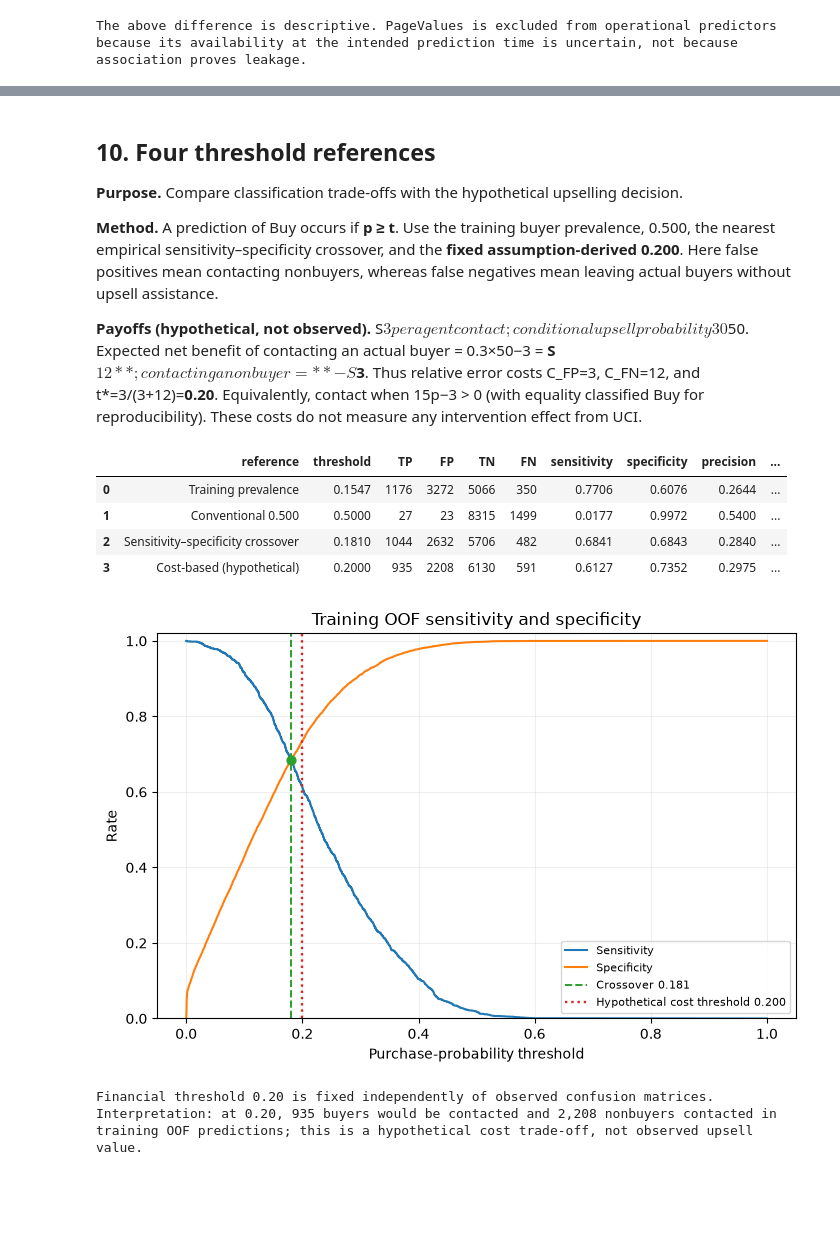
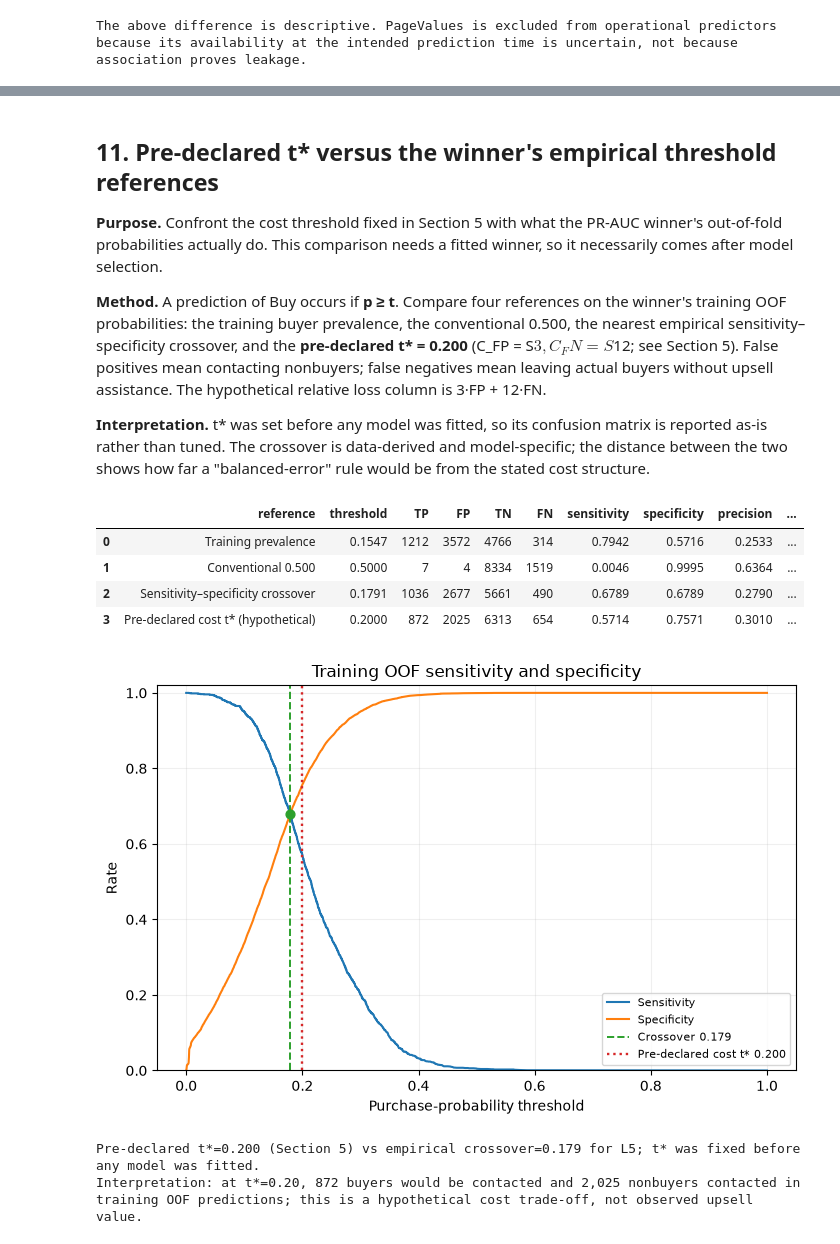
Before and after one commit to chloeng1904-svg/Statistical-Learning, a Jupyter notebook: online_shoppers_analysis.ipynb, the cells around one changed output, grey strips where cells are left out. Drawn from its saved outputs; the diff is of its cells as text; code cells hidden in the pictures; blank space fills up the shorter version.

```diff
--- a/online_shoppers_analysis.ipynb
+++ b/online_shoppers_analysis.ipynb
@@ -1652,22 +1735,24 @@ for family,criterion in TREE_FAMILIES.items():
             aucs.append(auc); aps.append(ap)
             TREE_FOLD_ROWS.append({'family':family,'ccp_alpha':alpha,'fold':fold,
                 'roc_auc':auc,'average_precision':ap})
-        scores=np.asarray(aucs)
+        scores=np.asarray(aucs); ap_scores=np.asarray(aps)
         candidates.append({'family':family,'criterion':criterion,'ccp_alpha':alpha,
+            'mean_ap':float(ap_scores.mean()),'ap_sd':float(ap_scores.std(ddof=1)),
+            'ap_se':float(ap_scores.std(ddof=1)/np.sqrt(K)),
             'mean_auc':float(scores.mean()),'auc_sd':float(scores.std(ddof=1)),
             'auc_se':float(scores.std(ddof=1)/np.sqrt(K)),
-            'mean_ap':float(np.mean(aps)),'leaves':int(trained.get_n_leaves()),
+            'leaves':int(trained.get_n_leaves()),
             'depth':int(trained.get_depth())})
     # Exact-score tie at the top: smaller alpha, determined before viewing outcomes.
-    best=sorted(candidates,key=lambda r:(-r['mean_auc'],r['ccp_alpha']))[0]
-    cutoff=best['mean_auc']-best['auc_se']
-    eligible=[r for r in candidates if r['mean_auc']>=cutoff-1e-14]
-    # First simplest (fewest leaves), then higher AUC; exact tie: lower alpha.
-    chosen=sorted(eligible,key=lambda r:(r['leaves'],-r['mean_auc'],r['ccp_alpha']))[0]
+    best=sorted(candidates,key=lambda r:(-r['mean_ap'],r['ccp_alpha']))[0]
+    cutoff=best['mean_ap']-best['ap_se']
+    eligible=[r for r in candidates if r['mean_ap']>=cutoff-1e-14]
+    # First simplest (fewest leaves), then higher AP; exact tie: lower alpha.
+    chosen=sorted(eligible,key=lambda r:(r['leaves'],-r['mean_ap'],r['ccp_alpha']))[0]
     exact_ties=[r for r in eligible
-        if r['leaves']==chosen['leaves'] and r['mean_auc']==chosen['mean_auc']]
+        if r['leaves']==chosen['leaves'] and r['mean_ap']==chosen['mean_ap']]
     for row in candidates:
-        row.update(best_mean_auc=best['mean_auc'],best_auc_se=best['auc_se'],
+        row.update(best_mean_ap=best['mean_ap'],best_ap_se=best['ap_se'],
             one_se_cutoff=cutoff,eligible=row in eligible,
             selected=row is chosen,exact_tie_count=len(exact_ties) if row is chosen else 0)
         TREE_PATH_ROWS.append(row)
@@ -1687,23 +1772,25 @@ for family,criterion in TREE_FAMILIES.items():
     TREE_SELECTED[family]={'criterion':criterion,'ccp_alpha':chosen['ccp_alpha'],
          'depth':chosen['depth'],'leaves':chosen['leaves'],
          'mean_auc':chosen['mean_auc'],'mean_ap':chosen['mean_ap'],
-         'best_mean_auc':best['mean_auc'],'best_auc_se':best['auc_se'],
+         'best_mean_ap':best['mean_ap'],'best_ap_se':best['ap_se'],
          'one_se_cutoff':cutoff,'eligible_candidates':len(eligible),
          'total_candidates':len(candidates),'exact_tie_count':len(exact_ties)}
     baseline=RESULTS[f'Operational16 | {family}']
     assert np.isclose(baseline['mean_fold_auc'],candidates[0]['mean_auc'],atol=1e-12,rtol=0)
+    assert np.isclose(baseline['mean_fold_ap'],candidates[0]['mean_ap'],atol=1e-12,rtol=0)
     TREE_BASELINE_COMPARISON.append({'family':family,'criterion':criterion,
          'baseline_alpha':0.,'selected_alpha':chosen['ccp_alpha'],
          'baseline_leaves':int(full_clf.get_n_leaves()),'selected_leaves':chosen['leaves'],
          'baseline_depth':int(full_clf.get_depth()),'selected_depth':chosen['depth'],
          'baseline_mean_auc':baseline['mean_fold_auc'],'selected_mean_auc':chosen['mean_auc'],
          'baseline_mean_ap':baseline['mean_fold_ap'],'selected_mean_ap':chosen['mean_ap'],
+         'ap_change':chosen['mean_ap']-baseline['mean_fold_ap'],
          'auc_change':chosen['mean_auc']-baseline['mean_fold_auc'],
          'one_se_cutoff':cutoff})
-    print(f'{family}: {len(candidates)} alphas; best CV AUC {best["mean_auc"]:.5f}; '
+    print(f'{family}: {len(candidates)} alphas; best CV AP {best["mean_ap"]:.5f}; '
           f'1-SE cutoff {cutoff:.5f}; selected alpha={chosen["ccp_alpha"]:.9g}, '
           f'{chosen["leaves"]} leaves, depth {chosen["depth"]}, '
-          f'CV AUC {chosen["mean_auc"]:.5f}, AP {chosen["mean_ap"]:.5f}; '
+          f'CV AP {chosen["mean_ap"]:.5f}, ROC-AUC {chosen["mean_auc"]:.5f}; '
           f'exact alpha tie count={len(exact_ties)}')
 TREE_PATH=pd.DataFrame(TREE_PATH_ROWS)
 TREE_FOLDS=pd.DataFrame(TREE_FOLD_ROWS)
@@ -1714,11 +1801,11 @@ for family in TREE_FAMILIES:
     for status in ('Full','Pruned'):
         full=status=='Full'
         tree_summary.append({'Model':f'{family} — {status}',
+          'CV AP':r.baseline_mean_ap if full else r.selected_mean_ap,
           'CV ROC-AUC':r.baseline_mean_auc if full else r.selected_mean_auc,
-          'CV AP':r.baseline_mean_ap if full else r.selected_mean_ap,
           'Leaves':int(r.baseline_leaves if full else r.selected_leaves),
           'Depth':int(r.baseline_depth if full else r.selected_depth)})
 display(pd.DataFrame(tree_summary).round(5))
-print('Interpretation: the retained pruning candidates were determined by the 1-SE CV AUC rule and full-training leaf counts, not by the reserved test set.')
+print('Interpretation: the retained pruning candidates were determined by the 1-SE CV AP rule and full-training leaf counts, not by the reserved test set.')
 # %% [output]
 Pruning GiniTree
@@ -1899,52 +2028,52 @@ Interpretation: OOF observed purchase frequency should be compared to mean predi
 # %% [markdown]
-## 10. Four threshold references
-**Purpose.** Compare classification trade-offs with the hypothetical upselling decision.
+## 11. Pre-declared t\* versus the winner's empirical threshold references
+**Purpose.** Confront the cost threshold fixed in Section 5 with what the PR-AUC winner's out-of-fold probabilities actually do. This comparison needs a fitted winner, so it necessarily comes after model selection.
 
-**Method.** A prediction of Buy occurs if **p ≥ t**. Use the training buyer prevalence, 0.500, the nearest empirical sensitivity–specificity crossover, and the **fixed assumption-derived 0.200**. Here false positives mean contacting nonbuyers, whereas false negatives mean leaving actual buyers without upsell assistance.
+**Method.** A prediction of Buy occurs if **p ≥ t**. Compare four references on the winner's training OOF probabilities: the training buyer prevalence, the conventional 0.500, the nearest empirical sensitivity–specificity crossover, and the **pre-declared t\* = 0.200** (C_FP = S$3, C_FN = S$12; see Section 5). False positives mean contacting nonbuyers; false negatives mean leaving actual buyers without upsell assistance. The hypothetical relative loss column is 3·FP + 12·FN.
 
-**Payoffs (hypothetical, not observed).** S$3 per agent contact; conditional upsell probability 30% and incremental gross margin S$50. Expected net benefit of contacting an actual buyer = 0.3×50−3 = **S$12**; contacting a nonbuyer = **−S$3**. Thus relative error costs C_FP=3, C_FN=12, and t*=3/(3+12)=**0.20**. Equivalently, contact when 15p−3 > 0 (with equality classified Buy for reproducibility). These costs do not measure any intervention effect from UCI.
+**Interpretation.** t\* was set before any model was fitted, so its confusion matrix is reported as-is rather than tuned. The crossover is data-derived and model-specific; the distance between the two shows how far a "balanced-error" rule would be from the stated cost structure.
 # %%
 def threshold_measures(y_true,prob,threshold):
     true=np.asarray(y_true,dtype=int)
     pred=(np.asarray(prob,dtype=float)>=float(threshold)).astype(int)
     tn,fp,fn,tp=confusion_matrix(true,pred,labels=[0,1]).ravel()
     return {'threshold':float(threshold),'TP':int(tp),'FP':int(fp),'TN':int(tn),'FN':int(fn),
             'sensitivity':float(tp/(tp+fn)),'specificity':float(tn/(tn+fp)),
             'precision':float(tp/(tp+fp)) if tp+fp else np.nan,
-            'hypothetical_relative_loss_SGD':int(3*fp+12*fn)}
+            'hypothetical_relative_loss_SGD':float(C_FP*fp+C_FN*fn)}
 _,_,roc_candidates=roc_curve(ytr,WINNER_OOF,drop_intermediate=False)
 cutoffs=np.unique(np.r_[roc_candidates[np.isfinite(roc_candidates)&(roc_candidates>=0)&(roc_candidates<=1)],0.,1.])
 THRESHOLD_CURVE=pd.DataFrame([threshold_measures(ytr,WINNER_OOF,t) for t in cutoffs])
 THRESHOLD_CURVE['gap']=(THRESHOLD_CURVE.sensitivity-THRESHOLD_CURVE.specificity).abs()
 CROSSOVER=THRESHOLD_CURVE.sort_values(['gap','threshold'],kind='stable').iloc[0]
 CROSSOVER_THRESHOLD=float(CROSSOVER.threshold)
 THRESHOLD_REFS=[('Training prevalence',BASE_RATE),('Conventional 0.500',0.5),
                 ('Sensitivity–specificity crossover',CROSSOVER_THRESHOLD),
-                ('Cost-based (hypothetical)',0.2)]
+                ('Pre-declared cost t* (hypothetical)',T_STAR)]
 THRESHOLD_TABLE=pd.DataFrame([{'reference':label,**threshold_measures(ytr,WINNER_OOF,t)}
                               for label,t in THRESHOLD_REFS])
 assert len(THRESHOLD_TABLE)==4
 assert THRESHOLD_TABLE[['TP','FP','TN','FN']].sum(axis=1).eq(len(ytr)).all()
-assert np.isclose(THRESHOLD_TABLE.loc[3,'threshold'],0.2)
+assert np.isclose(THRESHOLD_TABLE.loc[3,'threshold'],T_STAR)
 display(THRESHOLD_TABLE.round(4))
 fig,ax=plt.subplots(figsize=(7.2,4.8))
 ax.plot(THRESHOLD_CURVE.threshold,THRESHOLD_CURVE.sensitivity,label='Sensitivity')
 ax.plot(THRESHOLD_CURVE.threshold,THRESHOLD_CURVE.specificity,label='Specificity')
 ax.axvline(CROSSOVER_THRESHOLD,ls='--',color='tab:green',lw=1.4,label=f'Crossover {CROSSOVER_THRESHOLD:.3f}')
-ax.axvline(0.2,ls=':',color='tab:red',lw=1.7,label='Hypothetical cost threshold 0.200')
+ax.axvline(T_STAR,ls=':',color='tab:red',lw=1.7,label=f'Pre-declared cost t* {T_STAR:.3f}')
 ax.scatter([CROSSOVER_THRESHOLD],[float(CROSSOVER.sensitivity)],color='tab:green',s=40,zorder=5)
 ax.set(xlabel='Purchase-probability threshold',ylabel='Rate',ylim=(0,1.02),
        title='Training OOF sensitivity and specificity')
 ax.grid(alpha=.2);ax.legend(fontsize=8);fig.tight_layout()
 display(fig);plt.close(fig)
-print('Financial threshold 0.20 is fixed independently of observed confusion matrices.')
-print(f'Interpretation: at 0.20, {int(THRESHOLD_TABLE.iloc[3].TP):,} buyers would be contacted and {int(THRESHOLD_TABLE.iloc[3].FP):,} nonbuyers contacted in training OOF predictions; this is a hypothetical cost trade-off, not observed upsell value.')
+print(f'Pre-declared t*={T_STAR:.3f} (Section 5) vs empirical crossover={CROSSOVER_THRESHOLD:.3f} for {WINNER_DISPLAY}; t* was fixed before any model was fitted.')
+print(f'Interpretation: at t*={T_STAR:.2f}, {int(THRESHOLD_TABLE.iloc[3].TP):,} buyers would be contacted and {int(THRESHOLD_TABLE.iloc[3].FP):,} nonbuyers contacted in training OOF predictions; this is a hypothetical cost trade-off, not observed upsell value.')
 # %% [output]
 |  | reference | threshold | TP | FP | TN | FN | sensitivity | specificity | precision | ... |
-| 0 | Training prevalence | 0.1547 | 1176 | 3272 | 5066 | 350 | 0.7706 | 0.6076 | 0.2644 | ... |
-| 1 | Conventional 0.500 | 0.5000 | 27 | 23 | 8315 | 1499 | 0.0177 | 0.9972 | 0.5400 | ... |
-| 2 | Sensitivity–specificity crossover | 0.1810 | 1044 | 2632 | 5706 | 482 | 0.6841 | 0.6843 | 0.2840 | ... |
-| 3 | Cost-based (hypothetical) | 0.2000 | 935 | 2208 | 6130 | 591 | 0.6127 | 0.7352 | 0.2975 | ... |
+| 0 | Training prevalence | 0.1547 | 1212 | 3572 | 4766 | 314 | 0.7942 | 0.5716 | 0.2533 | ... |
+| 1 | Conventional 0.500 | 0.5000 | 7 | 4 | 8334 | 1519 | 0.0046 | 0.9995 | 0.6364 | ... |
+| 2 | Sensitivity–specificity crossover | 0.1791 | 1036 | 2677 | 5661 | 490 | 0.6789 | 0.6789 | 0.2790 | ... |
+| 3 | Pre-declared cost t* (hypothetical) | 0.2000 | 872 | 2025 | 6313 | 654 | 0.5714 | 0.7571 | 0.3010 | ... |
-[figure, old version]
+[figure, new version]
-Financial threshold 0.20 is fixed independently of observed confusion matrices.
-Interpretation: at 0.20, 935 buyers would be contacted and 2,208 nonbuyers contacted in training OOF predictions; this is a hypothetical cost trade-off, not observed upsell value.
+Pre-declared t*=0.200 (Section 5) vs empirical crossover=0.179 for L5; t* was fixed before any model was fitted.
+Interpretation: at t*=0.20, 872 buyers would be contacted and 2,025 nonbuyers contacted in training OOF predictions; this is a hypothetical cost trade-off, not observed upsell value.
```
Also changed, not shown: parts of 45 cells of this notebook.
